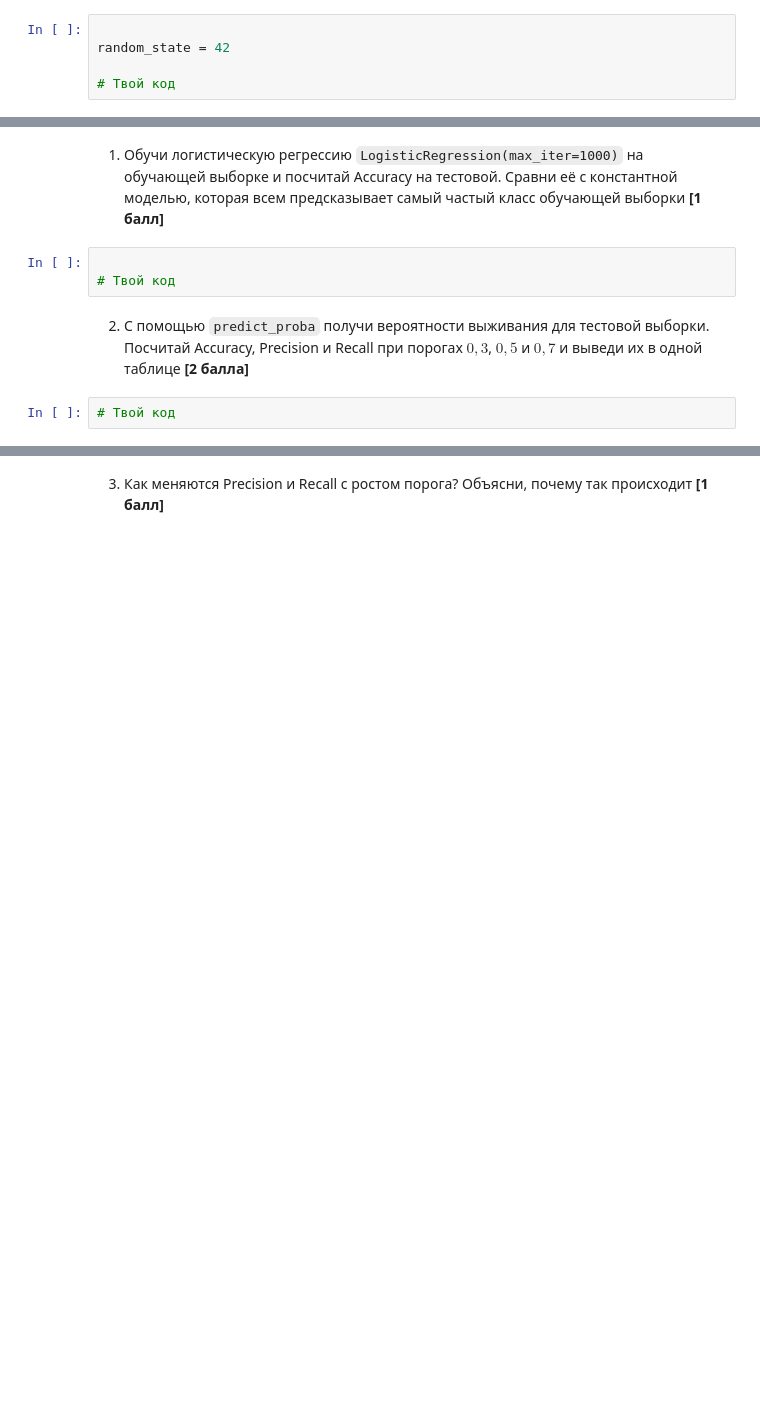
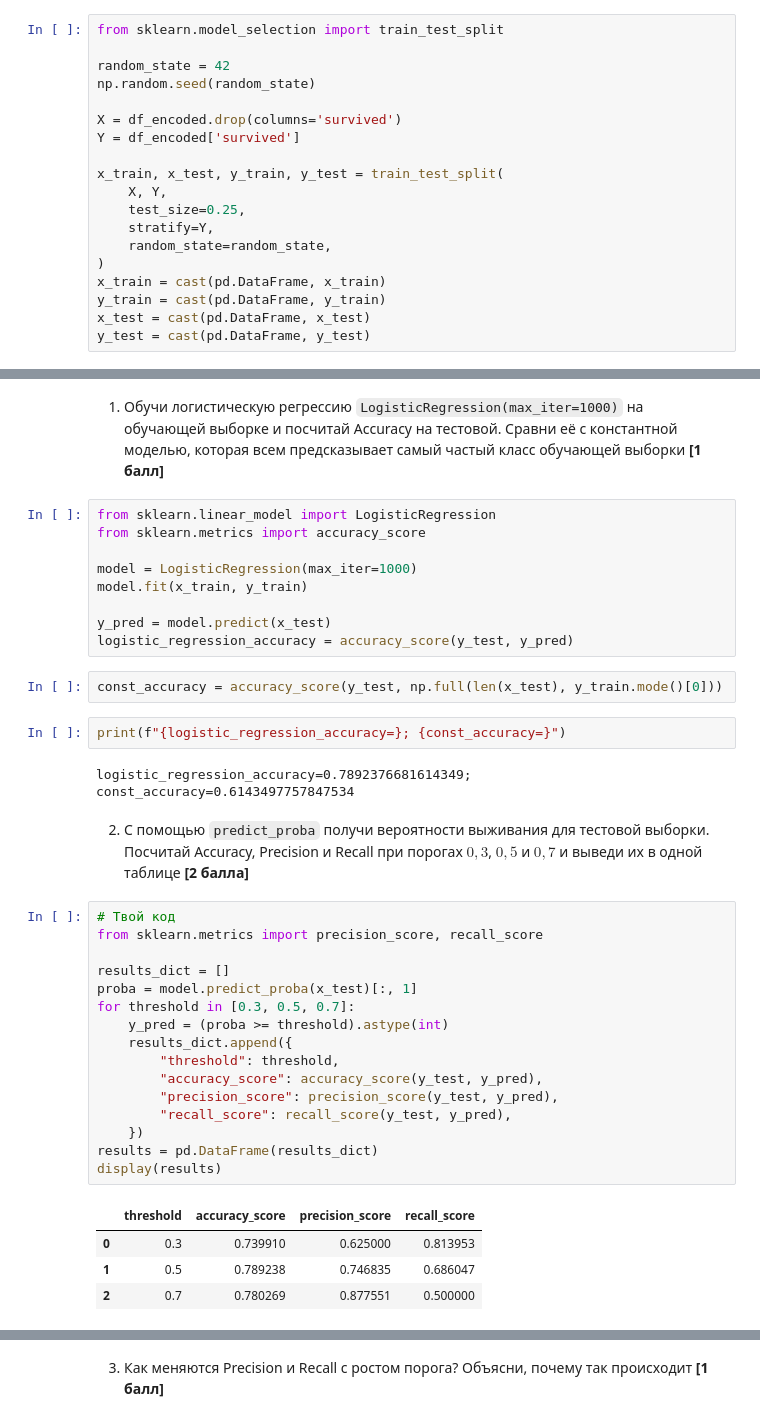
Before and after one commit to pxc1984/competitive-py, a Jupyter notebook: ai/коллоквиум_1.ipynb, the cells around one changed output, grey strips where cells are left out. Saved outputs shown, nothing was run; the diff lists cells and outputs as text; blank space fills up the shorter version.

```diff
--- a/ai/коллоквиум_1.ipynb
+++ b/ai/коллоквиум_1.ipynb
@@ -146,10 +149,24 @@ display(df_encoded)
 # %% [markdown]
 4. Отдели таргет от признаков и раздели данные на обучающую и тестовую выборки в отношении 75 к 25 с `stratify=y` **[0,5 балла]**
 # %%
+from sklearn.model_selection import train_test_split
 
 random_state = 42
+np.random.seed(random_state)
 
-# Твой код
+X = df_encoded.drop(columns='survived')
+Y = df_encoded['survived']
+
+x_train, x_test, y_train, y_test = train_test_split(
+    X, Y,
+    test_size=0.25,
+    stratify=Y,
+    random_state=random_state,
+)
+x_train = cast(pd.DataFrame, x_train)
+y_train = cast(pd.DataFrame, y_train)
+x_test = cast(pd.DataFrame, x_test)
+y_test = cast(pd.DataFrame, y_test)
 # %% [markdown]
 ### Задание 2 [4 балла]
 # %% [markdown]
@@ -157,9 +174,40 @@ random_state = 42
 # %% [markdown]
 1. Обучи логистическую регрессию `LogisticRegression(max_iter=1000)` на обучающей выборке и посчитай Accuracy на тестовой. Сравни её с константной моделью, которая всем предсказывает самый частый класс обучающей выборки **[1 балл]**
 # %%
+from sklearn.linear_model import LogisticRegression
+from sklearn.metrics import accuracy_score
 
-# Твой код
+model = LogisticRegression(max_iter=1000)
+model.fit(x_train, y_train)
+
+y_pred = model.predict(x_test)
+logistic_regression_accuracy = accuracy_score(y_test, y_pred)
+# %%
+const_accuracy = accuracy_score(y_test, np.full(len(x_test), y_train.mode()[0]))
+# %%
+print(f"{logistic_regression_accuracy=}; {const_accuracy=}")
+# %% [output]
+logistic_regression_accuracy=0.7892376681614349; const_accuracy=0.6143497757847534
 # %% [markdown]
 2. С помощью `predict_proba` получи вероятности выживания для тестовой выборки. Посчитай Accuracy, Precision и Recall при порогах $0{,}3$, $0{,}5$ и $0{,}7$ и выведи их в одной таблице **[2 балла]**
 # %%
 # Твой код
+from sklearn.metrics import precision_score, recall_score
+
+results_dict = []
+proba = model.predict_proba(x_test)[:, 1]
+for threshold in [0.3, 0.5, 0.7]:
+    y_pred = (proba >= threshold).astype(int)
+    results_dict.append({
+        "threshold": threshold,
+        "accuracy_score": accuracy_score(y_test, y_pred),
+        "precision_score": precision_score(y_test, y_pred),
+        "recall_score": recall_score(y_test, y_pred),
+    })
+results = pd.DataFrame(results_dict)
+display(results)
+# %% [output]
+|  | threshold | accuracy_score | precision_score | recall_score |
+| 0 | 0.3 | 0.739910 | 0.625000 | 0.813953 |
+| 1 | 0.5 | 0.789238 | 0.746835 | 0.686047 |
+| 2 | 0.7 | 0.780269 | 0.877551 | 0.500000 |
```
Also changed, not shown: parts of 8 cells of this notebook.
